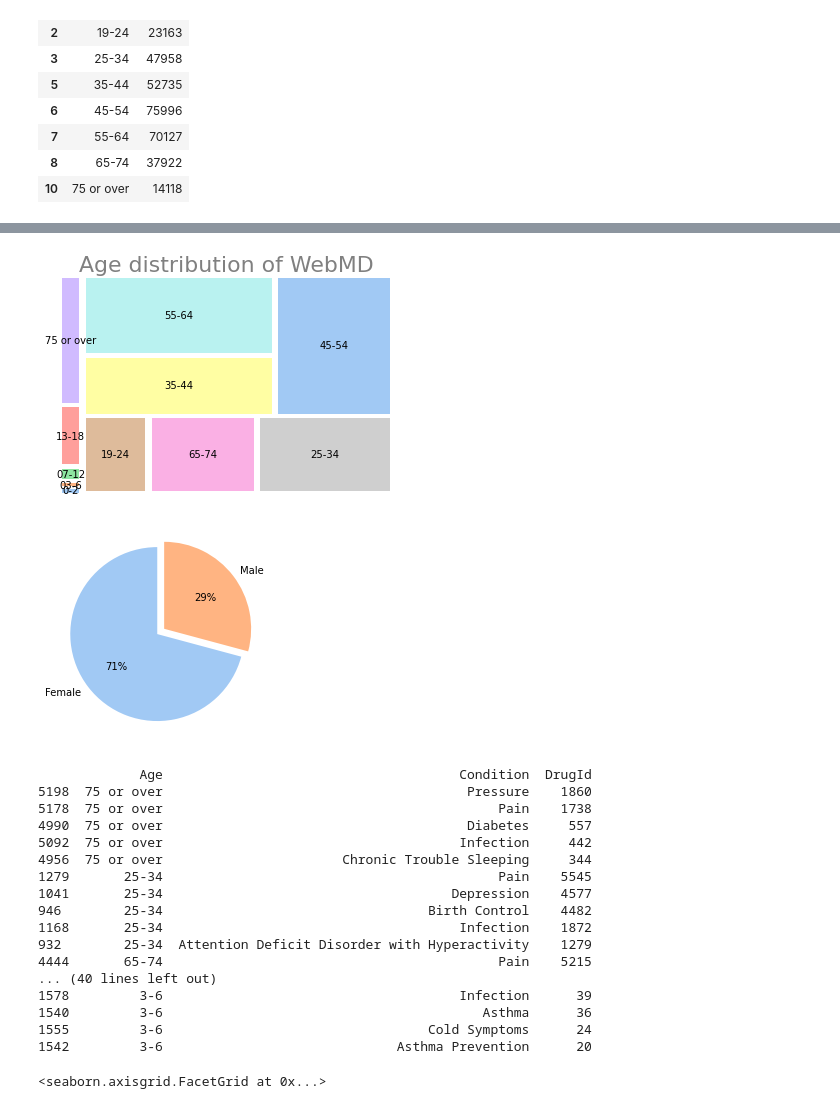
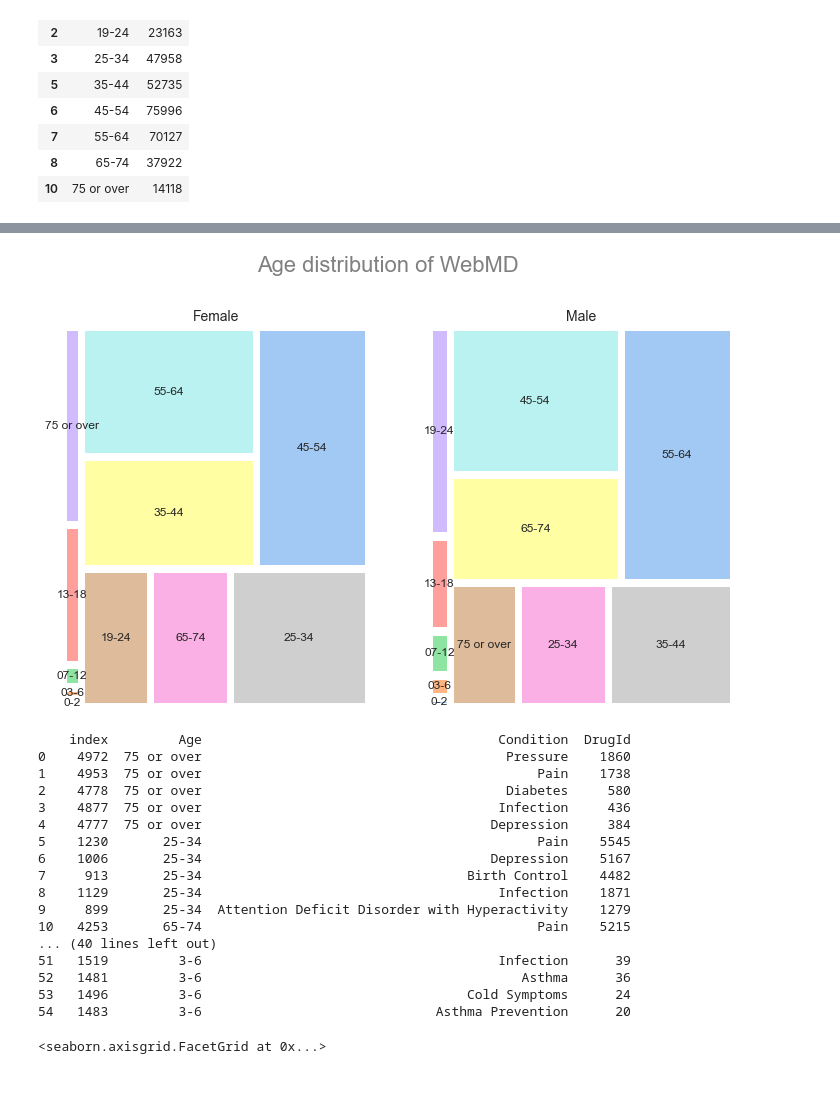
Before and after one commit to kuiros7/PORTFOLIO, a Jupyter notebook: WEBMD.ipynb, the cells around one changed output, grey strips where cells are left out. Drawn from its saved outputs; the diff is of its cells as text; code cells hidden in the pictures.

```diff
--- a/WEBMD.ipynb
+++ b/WEBMD.ipynb
@@ -152,32 +169,33 @@ df_age
 # %%
 #ETL for Age distribution
-df_age= df.groupby(['Age']).count()['DrugId'].reset_index()
+df_age= df
 df_age.Age = df_age.Age.apply(lambda x: '03-6' if '3-6' in x else x)
 df_age.Age = df_age.Age.apply(lambda x: '07-12' if '7-12' in x else x)
-df_age= df_age.sort_values(by='DrugId', ascending= True)
 
-color= sns.color_palette("pastel")
+df_age1= df_age[df_age.Sex == 'Female']
+df_age1= df_age1.groupby(['Age']).count()['DrugId'].reset_index()
+df_age1= df_age1.sort_values(by='DrugId', ascending= True)
+
+df_age2= df_age[df_age.Sex == 'Male']
+df_age2= df_age2.groupby(['Age']).count()['DrugId'].reset_index()
+df_age2= df_age2.sort_values(by='DrugId', ascending= True)
 
 #Plot of Age distribution
-squarify.plot(sizes=df_age['DrugId'], label=df_age['Age'], alpha= 1, pad = 0.2, color = color)
+color= sns.color_palette("pastel")
+fig, axs = plt.subplots(1, 2, figsize=(12, 7), sharex=True)
 
-plt.text(50, 100, 'Age distribution of WebMD', fontsize = 22, color='grey', horizontalalignment='center',
-         verticalalignment='bottom', zorder = 20)
-plt.axis('off')
+axs[0].set_title('Female', size= 14)
+squarify.plot(sizes=df_age1['DrugId'], label=df_age1['Age'], color= color, alpha= 1, pad = 0.2, ax=axs[0])
+axs[0].axis('off')
+
+axs[1].set_title('Male', size= 14)
+squarify.plot(sizes=df_age2['DrugId'], label=df_age2['Age'], color= color, alpha= 1, pad = 0.2, ax=axs[1])
+axs[1].axis('off')
+
+fig.suptitle('Age distribution of WebMD', fontsize = 22, color='grey', horizontalalignment='center', verticalalignment='bottom')#, zorder = 10)
 plt.show()
 # %% [output]
-[figure, old version]
+[figure, new version]
-# %%
-#ETL for Sex distribution
-df_sex= df.groupby(['Sex']).count()['DrugId'].reset_index()
-
-#Pie plot of sex distribution
-plt.pie(df_sex.DrugId, labels = df_sex.Sex, autopct='%.0f%%', colors=color,startangle=90, explode= (0,0.1))
-#plt.text(50, 100, 'Sex distribution of WebMD', fontsize = 22, color='grey', horizontalalignment='center',
-#         verticalalignment='bottom', zorder = 20)
-plt.show()
-# %% [output]
-[figure, removed]
 # %%
 #Most common conditions by age groups
 df_cond= df_new.groupby(['Age', 'Condition']).count()['DrugId'].reset_index()
@@ -193,26 +211,26 @@ for i in Ages:
     m = m.sort_values(by='DrugId', ascending= False).head()#.to_string(header=False)
     df_cond_top.append(m)
 
-df_cond_top = pd.concat(df_cond_top)
+df_cond_top = pd.concat(df_cond_top).reset_index()
 print(df_cond_top)
 # %% [output]
-             Age                                      Condition  DrugId
-5198  75 or over                                       Pressure    1860
-5178  75 or over                                           Pain    1738
-4990  75 or over                                       Diabetes     557
-5092  75 or over                                      Infection     442
-4956  75 or over                       Chronic Trouble Sleeping     344
-1279       25-34                                           Pain    5545
-1041       25-34                                     Depression    4577
-946        25-34                                  Birth Control    4482
-1168       25-34                                      Infection    1872
-932        25-34  Attention Deficit Disorder with Hyperactivity    1279
-4444       65-74                                           Pain    5215
+    index         Age                                      Condition  DrugId
+0    4972  75 or over                                       Pressure    1860
+1    4953  75 or over                                           Pain    1738
+2    4778  75 or over                                       Diabetes     580
+3    4877  75 or over                                      Infection     436
+4    4777  75 or over                                     Depression     384
+5    1230       25-34                                           Pain    5545
+6    1006       25-34                                     Depression    5167
+7     913       25-34                                  Birth Control    4482
+8    1129       25-34                                      Infection    1871
+9     899       25-34  Attention Deficit Disorder with Hyperactivity    1279
+10   4253       65-74                                           Pain    5215
 ... (40 lines left out)
-1578         3-6                                      Infection      39
-1540         3-6                                         Asthma      36
-1555         3-6                                  Cold Symptoms      24
-1542         3-6                              Asthma Prevention      20
+51   1519         3-6                                      Infection      39
+52   1481         3-6                                         Asthma      36
+53   1496         3-6                                  Cold Symptoms      24
+54   1483         3-6                              Asthma Prevention      20
 # %%
 df_cond= df.groupby(['Age', 'Condition', 'Effectiveness', 'Sex']).count()['DrugId'].reset_index()
 
```
Also changed, not shown: parts of 10 cells of this notebook.
